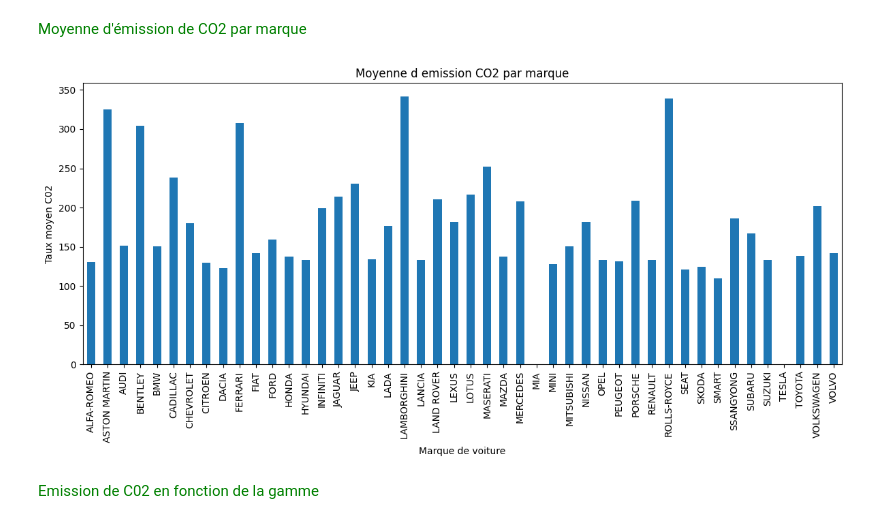
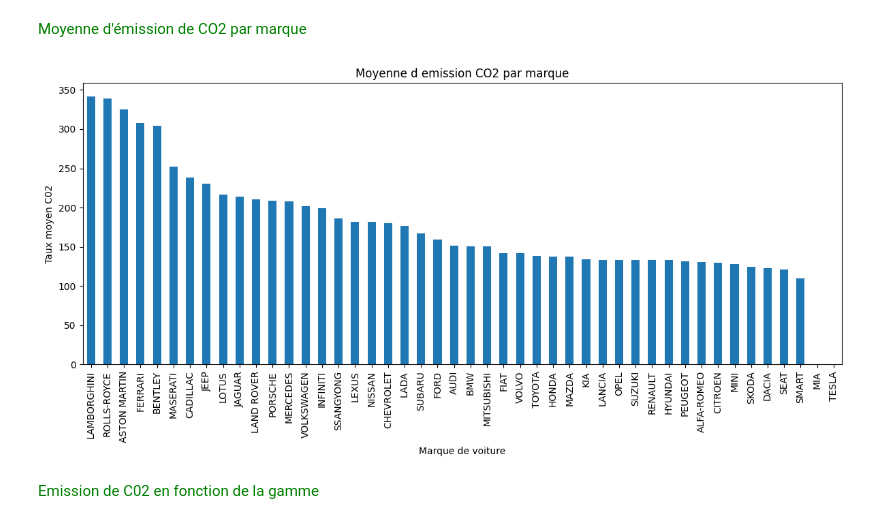
Before and after one commit to Djamel-yod/Machine-Learning-Regression-Prediction-co2-France, a Jupyter notebook: Prediction_Notebook.ipynb, the cells around one changed output. Drawn from its saved outputs; the diff is of its cells as text; code cells hidden in the pictures.

```diff
--- a/Prediction_Notebook.ipynb
+++ b/Prediction_Notebook.ipynb
@@ -179,24 +179,25 @@ moins sensible aux valeurs extrêmes.
 <span style="color:green"> Moyenne d'émission de CO2 par marque  </span>
 # %%
 mean_by_modalite = data.groupby('lib_mrq')['co2'].mean()
+mean_by_modalite=mean_by_modalite.sort_values(ascending=False)
 
 # Create the bar plot
 plt.figure(figsize=(12, 6))  # Adjust the figure size if needed
 mean_by_modalite.plot(kind='bar')
 
 # Set the plot title and axis labels
 plt.title('Moyenne d emission CO2 par marque')
 plt.xlabel('Marque de voiture')
 plt.ylabel('Taux moyen C02')
 
 # Rotate the x-axis labels for better visibility
 plt.xticks(rotation=90)
 
 # Display the plot
 plt.tight_layout()
 plt.show()
 # %% [output]
-[figure, old version]
+[figure, new version]
 # %% [markdown]
 <span style="color:green"> Emission de C02 en fonction de la gamme  </span>
 # %%
```
Also changed, not shown: parts of 1 cell of this notebook.
